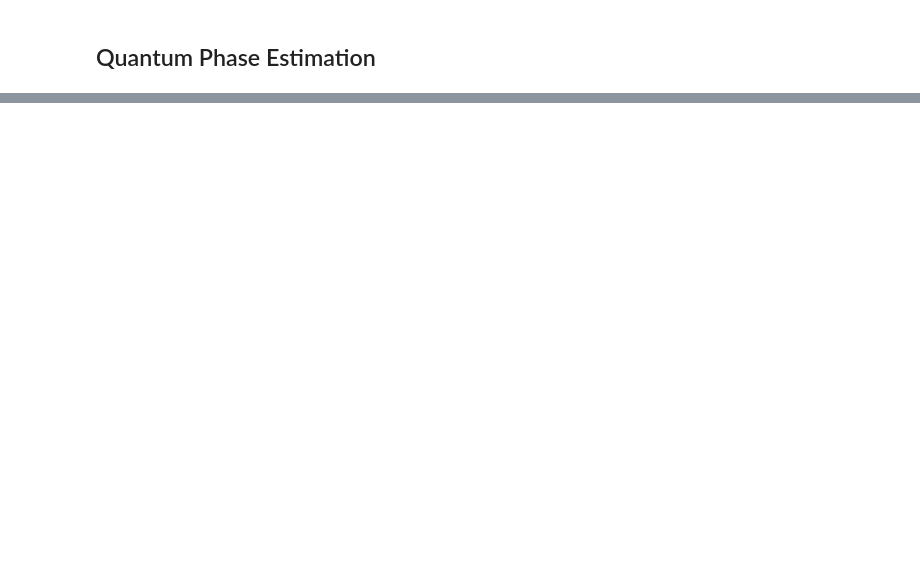
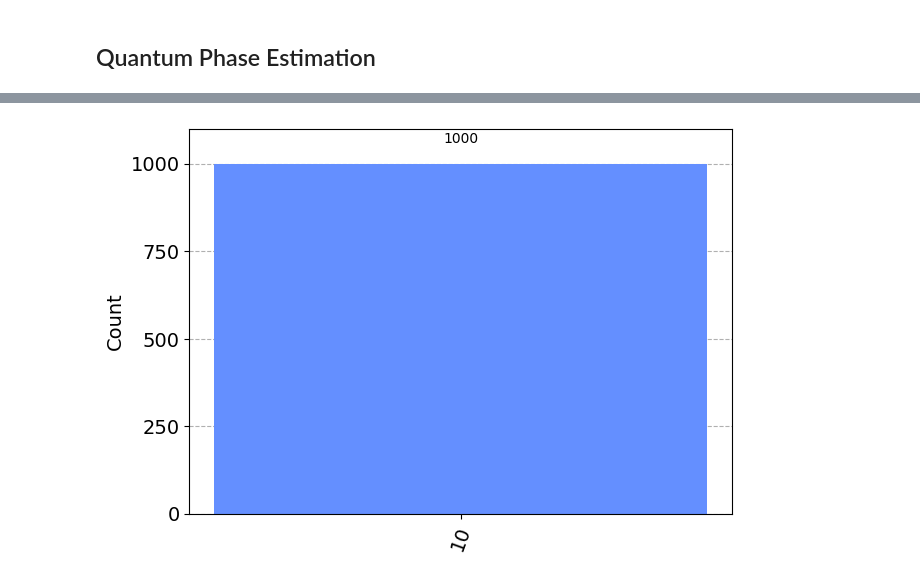
Before and after one commit to Techie5879/qiskit-practice, a Jupyter notebook: QPE.ipynb, the cells around one changed output, grey strips where cells are left out. Cells and saved outputs as stored; diff of their text form; code cells hidden in the pictures; blank space fills up the shorter version.

```diff
--- a/QPE.ipynb
+++ b/QPE.ipynb
@@ -7,0 +47,17 @@ from qiskit.providers.aer import AerSimulator
+# %%
+# Setup the simulator
+simulator = AerSimulator()
+
+# Transpile the circuit for the simulator
+compiled_circuit = transpile(qc, simulator)
+
+# Run the simulation
+result = simulator.run(compiled_circuit, shots=1000).result()
+
+# Get the measurement results
+counts = result.get_counts()
+
+# Plot the results
+plot_histogram(counts)
+# %% [output]
+[figure, added]
```
Also changed, not shown: parts of 7 cells of this notebook.
